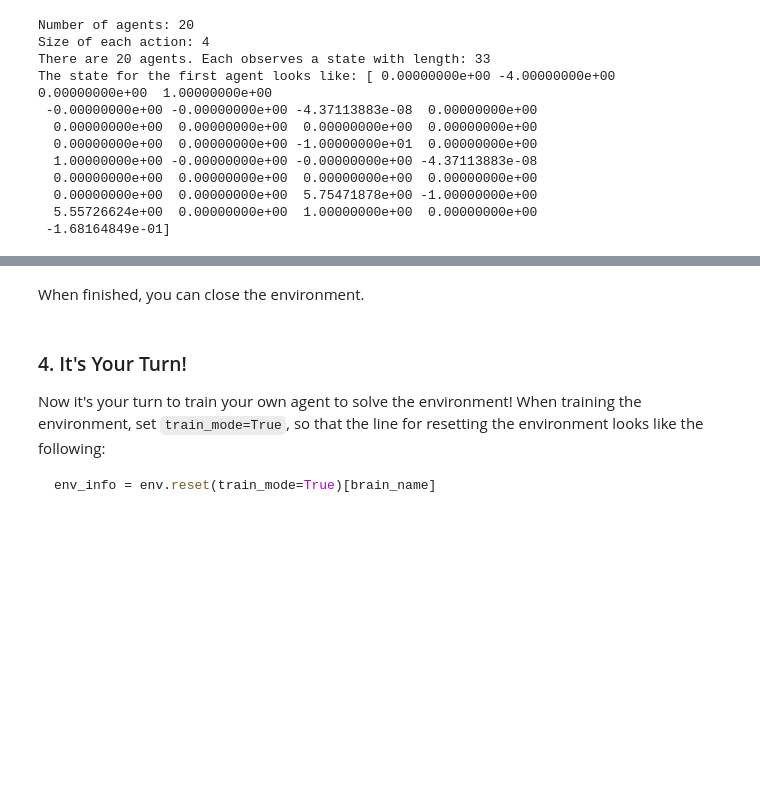
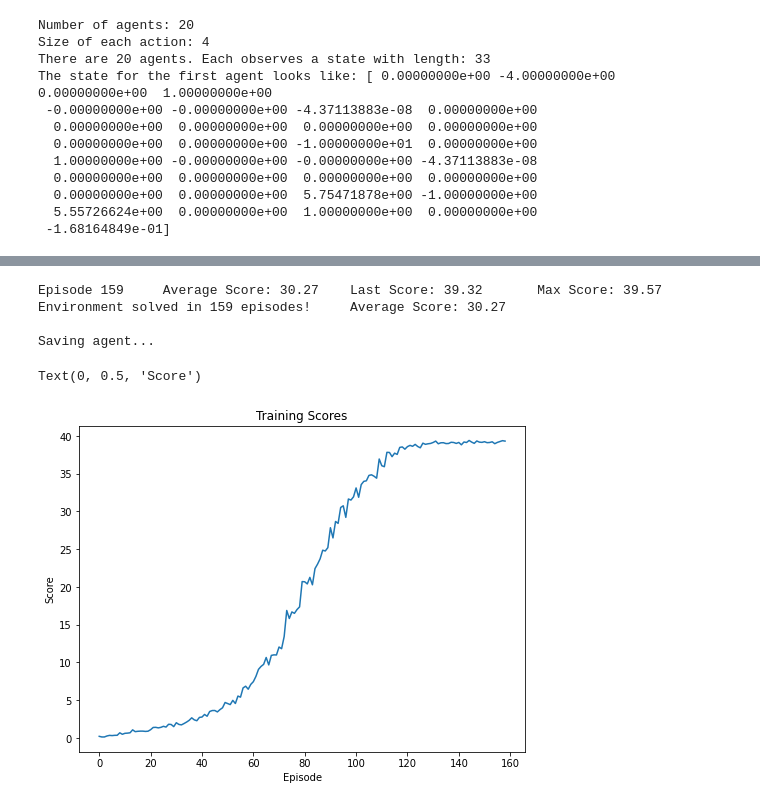
Before and after one commit to devinsaini/deep_reinforcement_learning_nanodegree, a Jupyter notebook: p2_continuous-control/Continuous_Control.ipynb, the cells around one changed output, grey strips where cells are left out. Saved outputs shown, nothing was run; the diff lists cells and outputs as text; code cells hidden in the pictures; blank space fills up the shorter version.

````diff
--- a/p2_continuous-control/Continuous_Control.ipynb
+++ b/p2_continuous-control/Continuous_Control.ipynb
@@ -36,0 +21,3 @@ Unity brain name: ReacherBrain
+# %%
+# instantiate environment
+env = UnityEnvironment(file_name='Reacher_Windows_x86_64/Reacher.exe')
@@ -175,2 +155,0 @@ episode :20     score: 0.43749999022111297
-# %% [markdown]
-When finished, you can close the environment.
@@ -179,7 +156,25 @@ env.close()
-# %% [markdown]
-### 4. It's Your Turn!
-
-Now it's your turn to train your own agent to solve the environment!  When training the environment, set `train_mode=True`, so that the line for resetting the environment looks like the following:
-```python
-env_info = env.reset(train_mode=True)[brain_name]
-```
+# %%
+# set device to cpu or cuda
+device = torch.device('cpu')
+
+#agent = A2C(ActorCritic, state_size, action_size, 1e-3, 1e-3, 0.99, device)
+agent = PPO(ActorCritic, state_size, action_size, 1e-3, 1e-3, 0.99, device, K_epochs=8, eps_clip=0.2)
+trainer = Trainer(agent, device=device, trajectory_length=1000, tau=0.95)
+
+# train the agent
+history = train_agent(agent, env, brain_name, trainer, num_episodes=1000, max_t=2000)
+# %% [output]
+Episode 159     Average Score: 30.27    Last Score: 39.32       Max Score: 39.57
+Environment solved in 159 episodes!     Average Score: 30.27
+
+Saving agent...
+# %%
+# plot the scores
+plt.figure(figsize=(8,6))
+plt.plot(history)
+plt.title('Training Scores')
+plt.xlabel('Episode')
+plt.ylabel('Score')
+# %% [output]
+Text(0, 0.5, 'Score')
+[figure, added]
````
Also changed, not shown: parts of 10 cells of this notebook, 7 other files.
